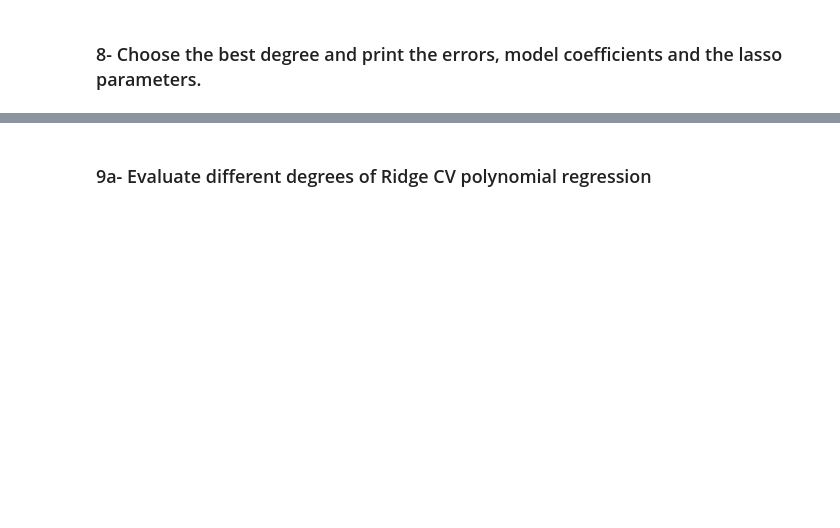
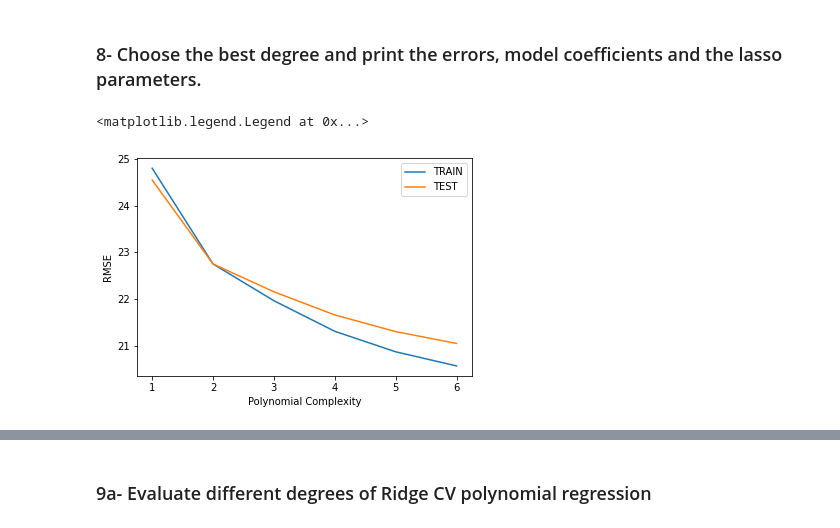
Before and after one commit to allaaamr/ML-Assignment-1, a Jupyter notebook: Assignment1_Polynomial_Regression.ipynb, the cells around one changed output, grey strips where cells are left out. Saved outputs shown, nothing was run; the diff lists cells and outputs as text; code cells hidden in the pictures; blank space fills up the shorter version.

Commit message:
lasso, elastic net & ridge

```diff
--- a/Assignment1_Polynomial_Regression.ipynb
+++ b/Assignment1_Polynomial_Regression.ipynb
@@ -165,11 +165,17 @@ scaled_X_test = scaler.transform(X_test)
 from sklearn.metrics import mean_absolute_error,mean_squared_error
 
 
-train_rmse_errors = []
-test_rmse_errors = []
-alphas = []
+lasso_train_rmse_errors = []
+lasso_test_rmse_errors = []
 
-for d in range(8,10):
+lasso_train_mse_errors = []
+lasso_test_mse_errors = []
+
+lasso_train_mae_errors = []
+lasso_test_mae_errors = []
+lasso_alphas = []
+
+for d in range(1,7):
 
     # CREATE POLY DATA SET FOR DEGREE "d"
     polynomial_converter = PolynomialFeatures(degree=d,include_bias=False)
@@ -184,25 +190,34 @@ for d in range(8,10):
     X_test = scaler.transform(X_test)
 
     # TRAIN ON THIS NEW POLY SET
-    ridge_cv_model = RidgeCV(alphas=(0.1, 1.0, 10.0),scoring='neg_mean_absolute_error')
-    ridge_cv_model.fit(X_train,y_train)
-    print(ridge_cv_model.alpha_)
-    alphas.append(ridge_cv_model.alpha_)
+    lasso_cv_model = LassoCV(alphas=(0.1, 1.0, 10.0))
+    lasso_cv_model.fit(X_train,y_train)
+    print(lasso_cv_model.alpha_)
+    lasso_alphas.append(lasso_cv_model.alpha_)
     # PREDICT ON BOTH TRAIN AND TEST
-    train_pred = ridge_cv_model.predict(X_train)
-    test_pred = ridge_cv_model.predict(X_test)
+    train_pred = lasso_cv_model.predict(X_train)
+    test_pred = lasso_cv_model.predict(X_test)
 
     # Calculate Errors
 
     # Errors on Train Set
     train_RMSE = np.sqrt(mean_squared_error(y_train,train_pred))
+    train_MSE = mean_squared_error(y_train,train_pred)
+    train_MAE = mean_absolute_error(y_train,train_pred)
 
     # Errors on Test Set
     test_RMSE = np.sqrt(mean_squared_error(y_test,test_pred))
+    test_MSE = mean_squared_error(y_test,test_pred)
+    test_MAE = mean_absolute_error(y_test,test_pred)
 
     # Append errors to lists for plotting later
 
     print(train_RMSE)
     print(test_RMSE)
-    train_rmse_errors.append(train_RMSE)
-    test_rmse_errors.append(test_RMSE)
+    lasso_train_rmse_errors.append(train_RMSE)
+    lasso_train_mse_errors.append(train_MSE)
+    lasso_train_mae_errors.append(train_MAE)
+
+    lasso_test_mae_errors.append(test_MAE)
+    lasso_test_rmse_errors.append(test_RMSE)
+    lasso_test_mse_errors.append(test_MSE)
@@ -209,2 +243,11 @@ for d in range(8,10):
 # %% [markdown]
 ### 8- Choose the best degree and print the errors, model coefficients and the lasso parameters.
+# %%
+plt.plot(range(1,7),lasso_train_rmse_errors,label='TRAIN')
+plt.plot(range(1,7),lasso_test_rmse_errors,label='TEST')
+plt.xlabel("Polynomial Complexity")
+plt.ylabel("RMSE")
+plt.legend()
+# %% [output]
+<matplotlib.legend.Legend at 0x...>
+[figure, added]
```
Also changed, not shown: parts of 8 cells of this notebook.
